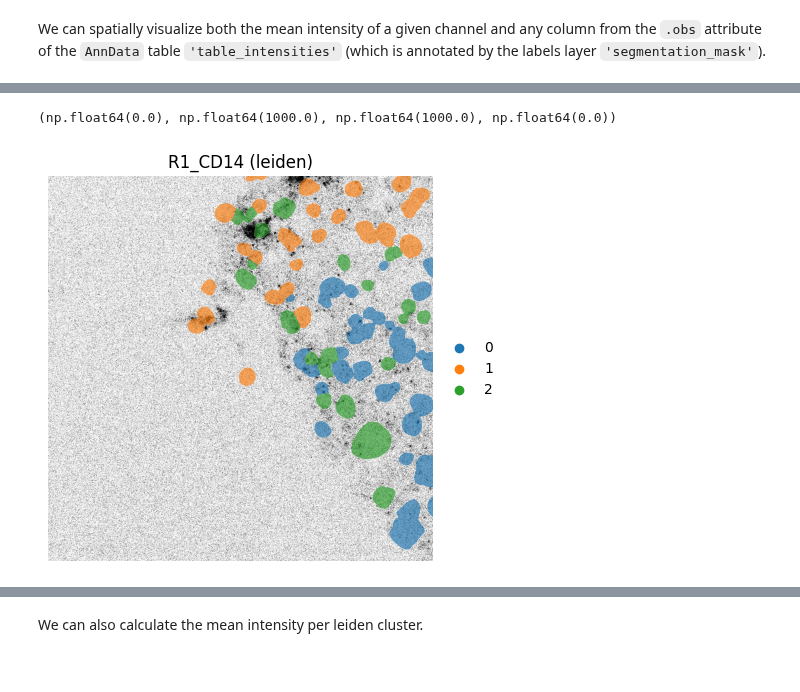
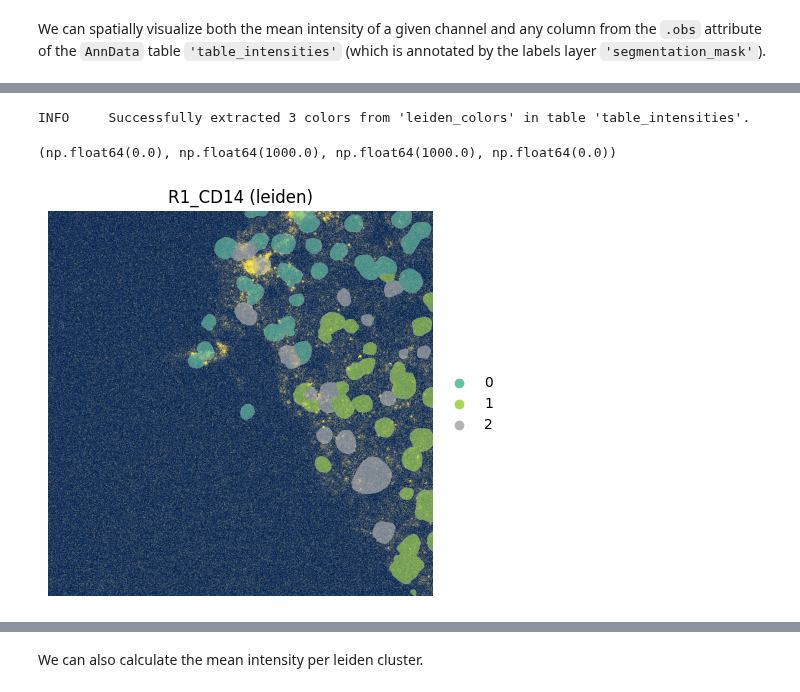
Before and after one commit to vibspatial/harpy_notebooks, a Jupyter notebook: general/Harpy_feature_calculation.ipynb, the cells around one changed output, grey strips where cells are left out. Cells and saved outputs as stored; diff of their text form; code cells hidden in the pictures.

```diff
--- a/general/Harpy_feature_calculation.ipynb
+++ b/general/Harpy_feature_calculation.ipynb
@@ -109,7 +101,10 @@ img_layer = "HumanLiverH35"
 
 # Get the DAPI stain, and add it to a new slot.
 sdata = hp.im.add_image_layer(
-    sdata, arr=sdata[img_layer].sel(c="R0_DAPI").data[None, ...], output_layer="image", overwrite=True
+    sdata,
+    arr=sdata[img_layer].sel(c="R0_DAPI").data[None, ...],
+    output_layer="image",
+    overwrite=True,
 )
 
 if torch.cuda.is_available():
@@ -219,6 +226,11 @@ You should inspect the normalized images for each channel, as rare or abundant m
 # %%
 sdata = hp.im.normalize(
-    sdata, img_layer="HumanLiverH35", output_layer="HumanLiverH35_normalized_image", q_min=5, q_max=95
+    sdata,
+    img_layer="HumanLiverH35",
+    output_layer="HumanLiverH35_normalized_image",
+    q_min=5,
+    q_max=95,
+    overwrite=True,
 )
 sdata
 # %% [output]
@@ -405,33 +537,34 @@ sdata = hp.tb.leiden(
 fig, ax = plt.subplots(1, 1, figsize=(12, 5))
 
 channel = "R1_CD14"
 # normalization parameters for visualization (underlying image not changed)
 se = hp.im.get_dataarray(sdata, layer="HumanLiverH35")
 channel_idx = np.where(sdata["HumanLiverH35"].c.data == channel)[0].item()
 vmax = da.percentile(se.data[channel_idx].flatten(), q=99).compute()
 norm = Normalize(vmax=vmax, clip=False)
 
-render_images_kwargs = {"cmap": "binary", "norm": norm}
+render_images_kwargs = {"cmap": "cividis", "norm": norm}
 render_labels_kwargs = {"fill_alpha": 0.6, "outline_alpha": 0.4}
 
 # color by area
 color = cluster_key
 show_kwargs = {
     "title": f"{channel} ({color})",
     "colorbar": False,
 }
 ax = hp.pl.plot_sdata(
     sdata,
     img_layer="HumanLiverH35",
     channel=channel,
     labels_layer="segmentation_mask",
     table_layer="table_intensities",
     color=color,
     render_images_kwargs=render_images_kwargs,
     show_kwargs=show_kwargs,
     ax=ax,
 )
 ax.axis("off")
 # %% [output]
-(np.float64(0.0), np.float64(1000.0), np.float64(1000.0), np.float64(0.0))
+INFO     Successfully extracted 3 colors from 'leiden_colors' in table 'table_intensities'.
+(np.float64(0.0), np.float64(1000.0), np.float64(1000.0), np.float64(0.0))
-[figure, old version]
+[figure, new version]
```
Also changed, not shown: parts of 24 cells of this notebook.
